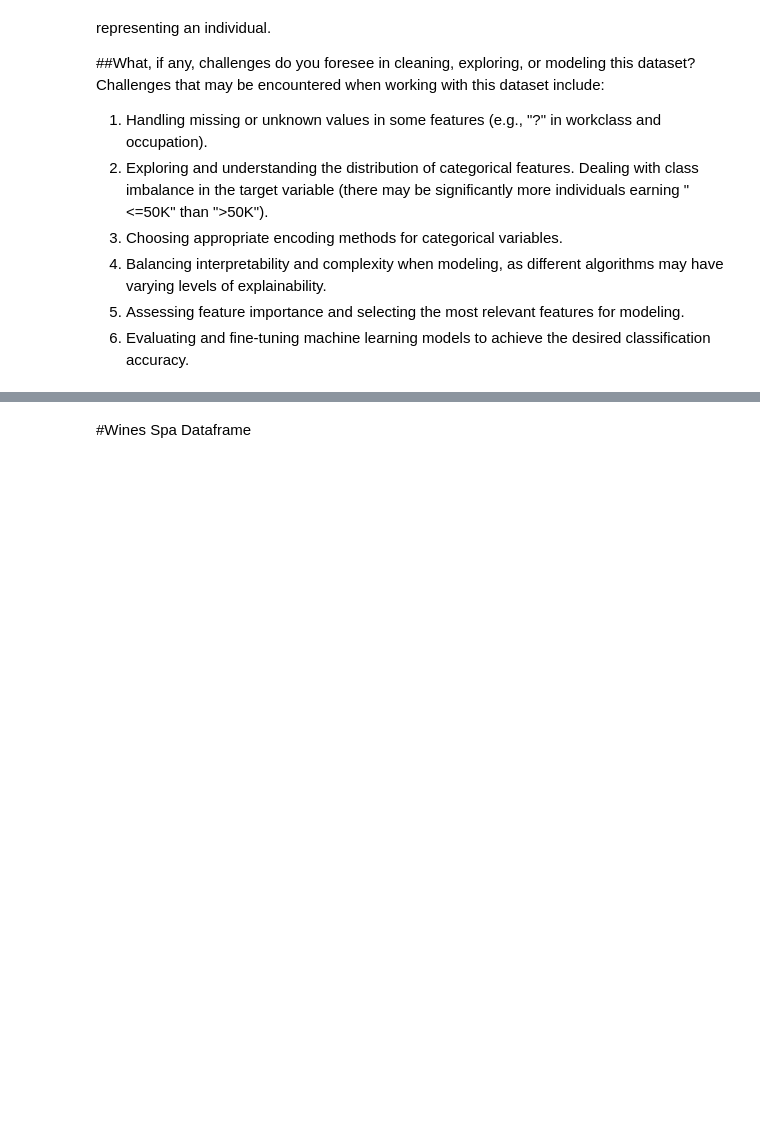
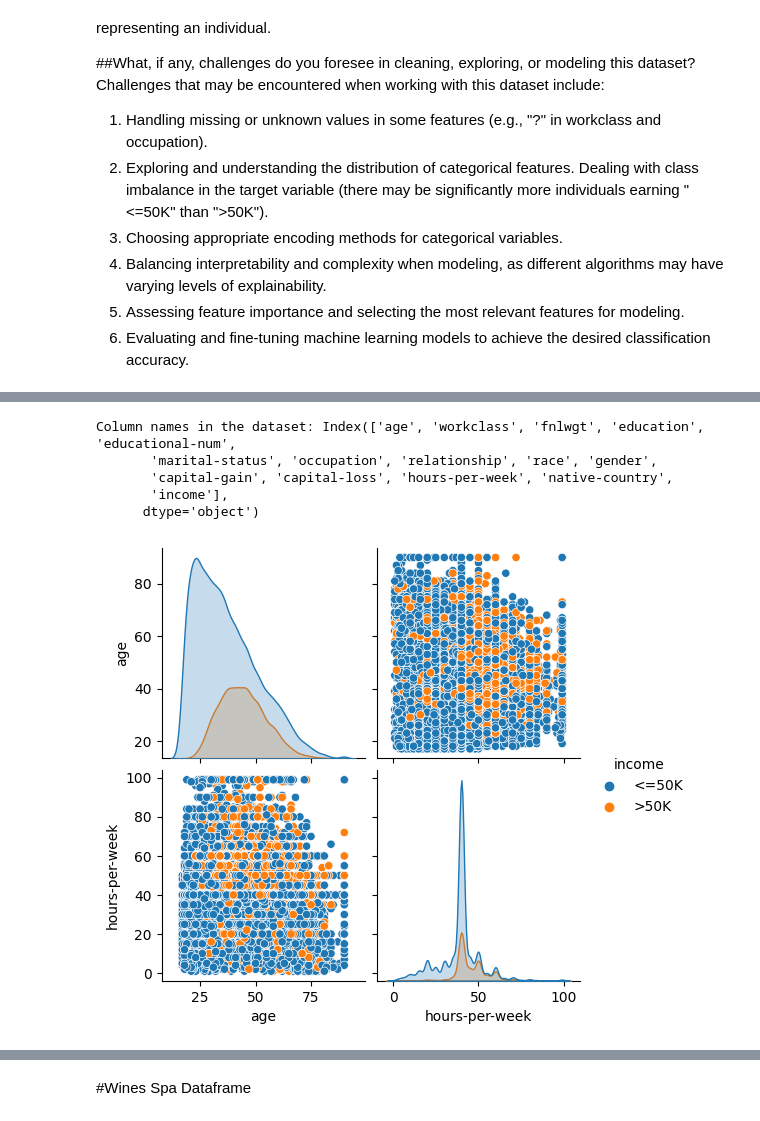
Before and after one commit to OleFlow/MechineLearning, a Jupyter notebook: Project_Core.ipynb, the cells around one changed output, grey strips where cells are left out. Drawn from its saved outputs; the diff is of its cells as text; code cells hidden in the pictures; blank space fills up the shorter version.

```diff
--- a/Project_Core.ipynb
+++ b/Project_Core.ipynb
@@ -102,0 +120,15 @@ Index(['age', 'workclass', 'fnlwgt', 'education', 'educational-num',
+# %%
+
+# Modify the selected columns based on the actual column names in your dataset
+selected_cols = ['age', 'workclass', 'education','occupation',  'gender', 'hours-per-week', 'income']
+
+# Create a pair plot
+sns.pairplot(data[selected_cols], hue='income', diag_kind='kde')
+plt.show()
+# %% [output]
+Column names in the dataset: Index(['age', 'workclass', 'fnlwgt', 'education', 'educational-num',
+       'marital-status', 'occupation', 'relationship', 'race', 'gender',
+       'capital-gain', 'capital-loss', 'hours-per-week', 'native-country',
+       'income'],
+      dtype='object')
+[figure, added]
```
Also changed, not shown: parts of 7 cells of this notebook.
